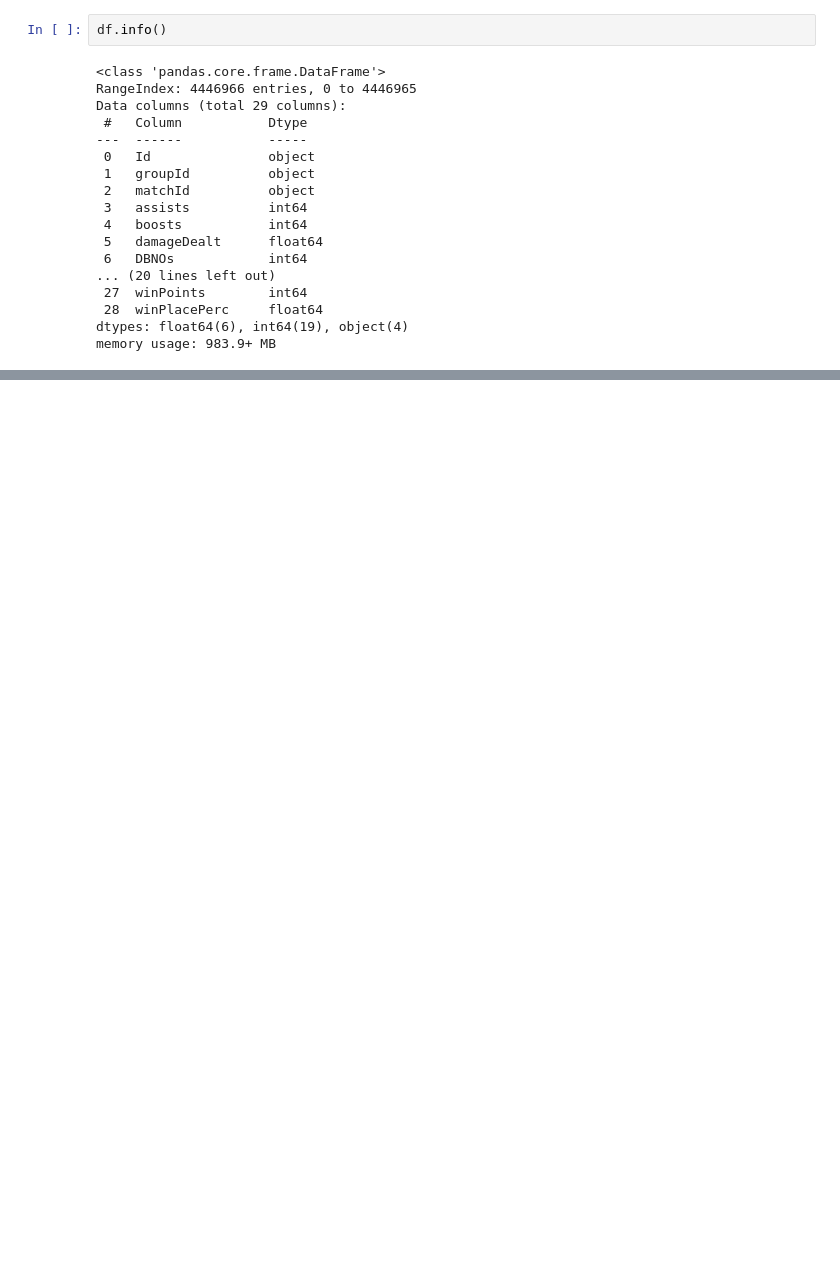
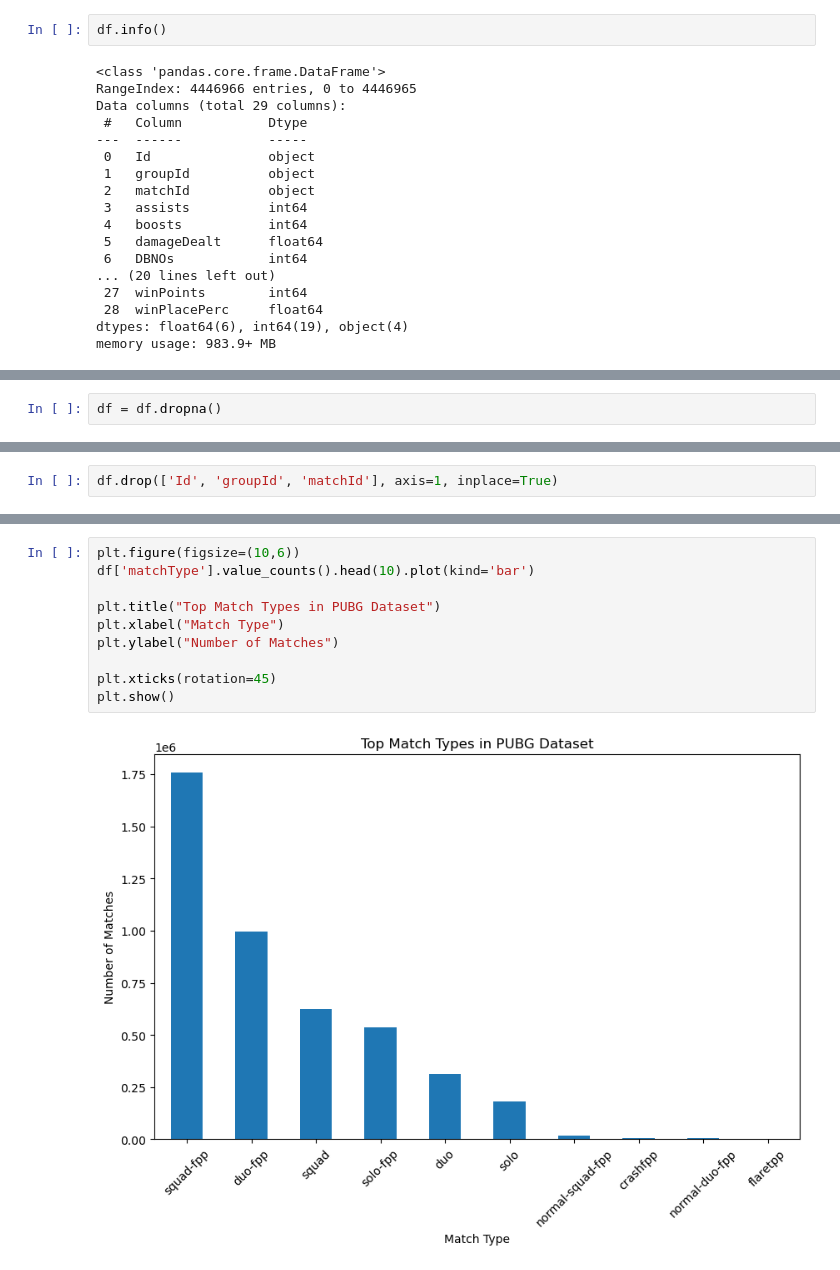
Before and after one commit to omxmishra/GameWinnerPrediction, a Jupyter notebook: Untitled.ipynb, the cells around one changed output, grey strips where cells are left out. Cells and saved outputs as stored; diff of their text form; blank space fills up the shorter version.

```diff
--- a/Untitled.ipynb
+++ b/Untitled.ipynb
@@ -58,0 +79,2 @@ memory usage: 983.9+ MB
+# %%
+df = df.dropna()
@@ -58,0 +101,2 @@ memory usage: 983.9+ MB
+# %%
+df.drop(['Id', 'groupId', 'matchId'], axis=1, inplace=True)
@@ -58,0 +134,12 @@ memory usage: 983.9+ MB
+# %%
+plt.figure(figsize=(10,6))
+df['matchType'].value_counts().head(10).plot(kind='bar')
+
+plt.title("Top Match Types in PUBG Dataset")
+plt.xlabel("Match Type")
+plt.ylabel("Number of Matches")
+
+plt.xticks(rotation=45)
+plt.show()
+# %% [output]
+[figure, added]
```
Also changed, not shown: parts of 33 cells of this notebook.
